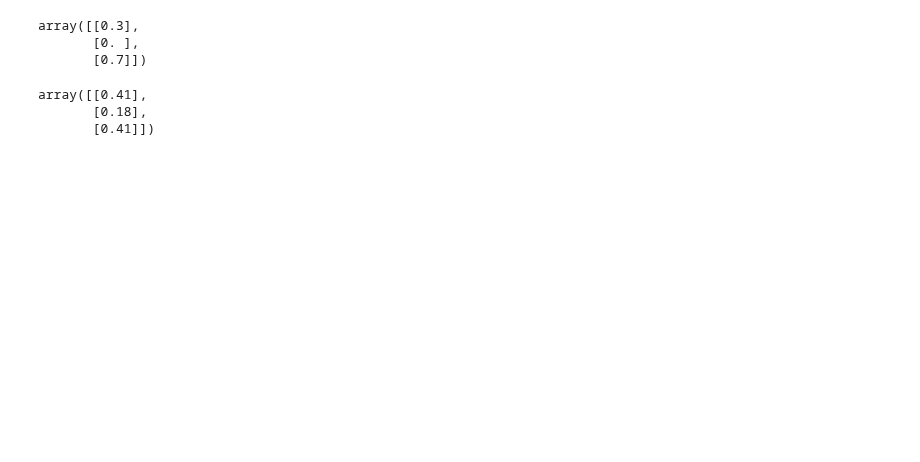
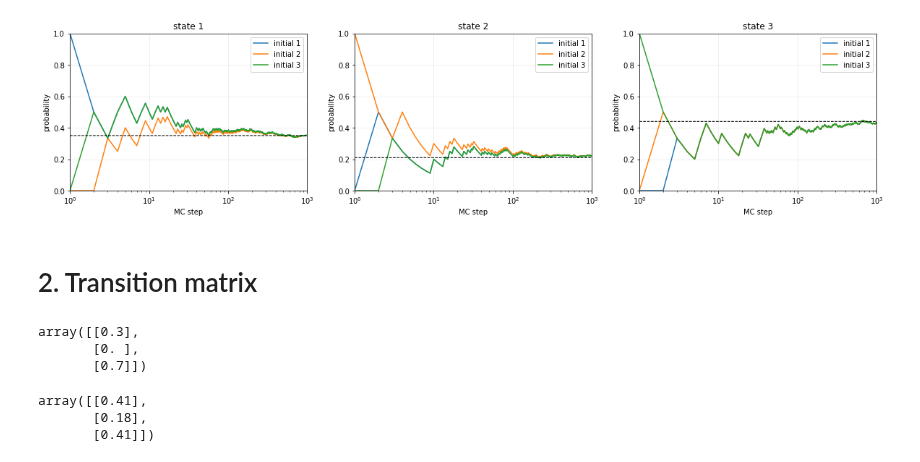
Before and after one commit to jsdiazpo/Bayesian-Digressions, a Jupyter notebook: Markov-Chains.ipynb, the cells around one changed output. Cells and saved outputs as stored; diff of their text form; code cells hidden in the pictures; blank space fills up the shorter version.

```diff
--- a/Markov-Chains.ipynb
+++ b/Markov-Chains.ipynb
@@ -8,0 +11,9 @@ plt.rcParams['figure.facecolor'] = 'w'
+# %%
+def next_state(state_now):
+    if state_now==1:
+        next_stt = np.random.choice([1,2,3], p=[0.2, 0.6, 0.2])
+    elif state_now==2:
+        next_stt = np.random.choice([1,2,3], p=[0.3, 0.0, 0.7])
+    else:
+        next_stt = np.random.choice([1,2,3], p=[0.5, 0.0, 0.5])
+    return next_stt
@@ -9,3 +62,26 @@ plt.rcParams['figure.facecolor'] = 'w'
+# %%
+fig, axs = plt.subplots(ncols=3, figsize=(20, 4))
+
+
+xmin, xmax = 1, 1e3#n_steps+1
+ymin, ymax = 0, 1
+x_axis = np.linspace(1, n_steps, n_steps)
+for i, ax in enumerate(axs.flat):
+    ax.plot(x_axis, probs_init1[i], label=f'initial 1')# color='dodgerblue', alpha=.7, histtype='stepfilled', ec='k')
+    ax.plot(x_axis, probs_init2[i], label=f'initial 2')# color='dodgerblue', alpha=.7, histtype='stepfilled', ec='k')
+    ax.plot(x_axis, probs_init3[i], label=f'initial 3')# color='dodgerblue', alpha=.7, histtype='stepfilled', ec='k')
+
+
+    ax.set(xlabel='MC step', ylabel='probability', title=f'state {i+1}', xlim=[xmin,xmax], ylim=[ymin,ymax], xscale='log')
+    ax.grid(lw=1, alpha=0.2, zorder=0)
+    ax.legend();
+axs[0].plot(x_axis, [0.35]*n_steps, '--', c='k', lw=1)
+axs[1].plot(x_axis, [0.21]*n_steps, '--', c='k', lw=1)
+axs[2].plot(x_axis, [0.44]*n_steps, '--', c='k', lw=1);
+# %% [output]
+[figure, added]
+# %% [markdown]
+# 2. Transition matrix
 # %%
 # transition matrix
 T = np.array([[0.2, 0.3, 0.5],
```
Also changed, not shown: parts of 3 cells of this notebook.
